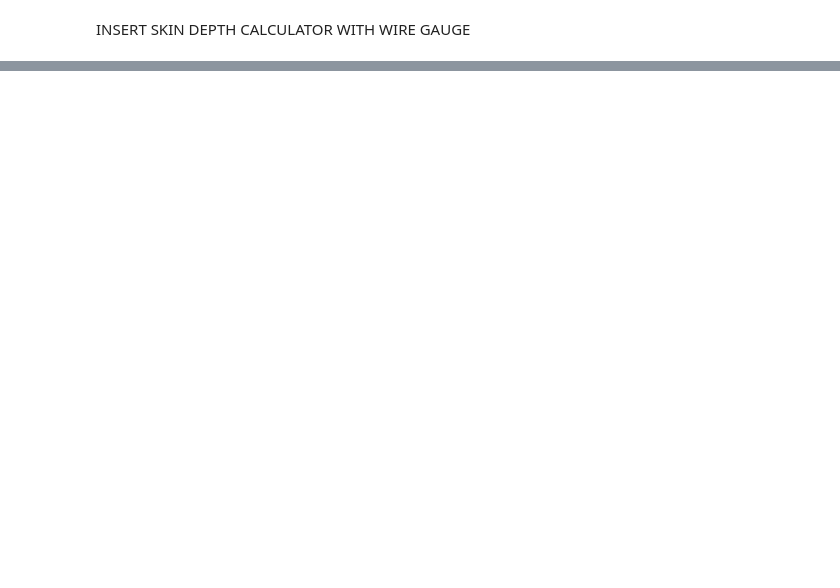
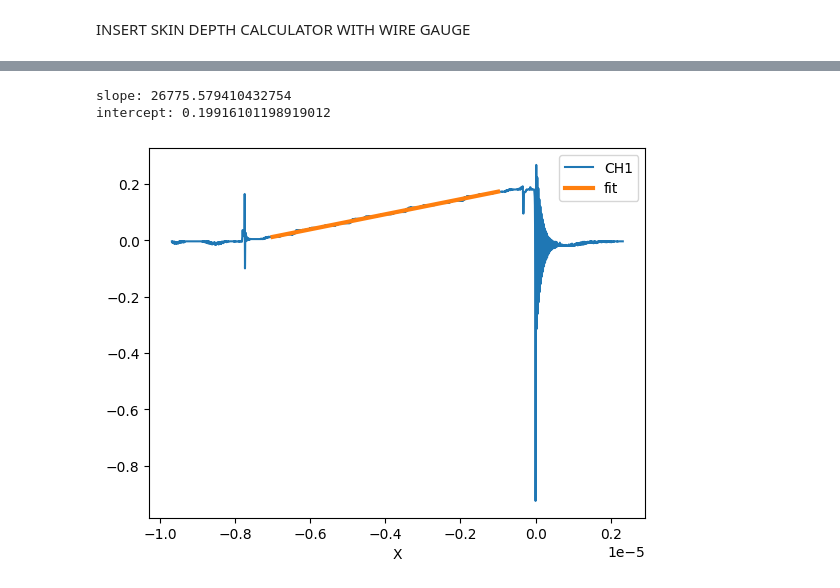
Before and after one commit to amandalchang/power-e-group, a Jupyter notebook: lab4/lab4.ipynb, the cells around one changed output, grey strips where cells are left out. Saved outputs shown, nothing was run; the diff lists cells and outputs as text; code cells hidden in the pictures; blank space fills up the shorter version.

```diff
--- a/lab4/lab4.ipynb
+++ b/lab4/lab4.ipynb
@@ -82,0 +234,33 @@ INSERT SKIN DEPTH CALCULATOR WITH WIRE GAUGE
+# %%
+[data, t0, dT] = read_rigol_csv('data/200mV.csv')
+
+fig, ax = plt.subplots()
+data['CH1'] = data['CH1'].rolling(10, min_periods=1).mean()
+data.plot(x="X", y="CH1", ax = ax)
+
+# choose the X range
+x1 = -0.7e-5
+x2 = -0.1e-5
+
+# filter the data
+subset = data[(data['X'] >= x1) & (data['X'] <= x2)]
+
+# perform linear regression
+result = linregress(subset['X'], subset['CH1'])
+
+slope = result.slope
+intercept = result.intercept
+
+print("slope:", slope)
+print("intercept:", intercept)
+
+# plot result
+fit = slope * subset['X'] + intercept
+
+plt.plot(subset['X'], fit, linewidth=3, label='fit')
+plt.legend()
+plt.show()
+# %% [output]
+slope: 26775.579410432754
+intercept: 0.19916101198919012
+[figure, added]
```
Also changed, not shown: parts of 5 cells of this notebook.
